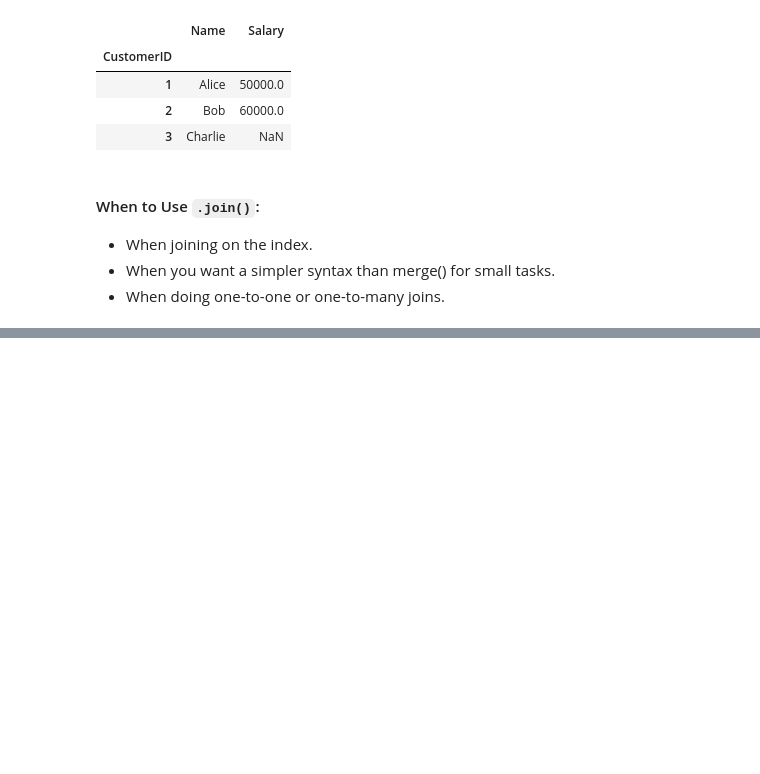
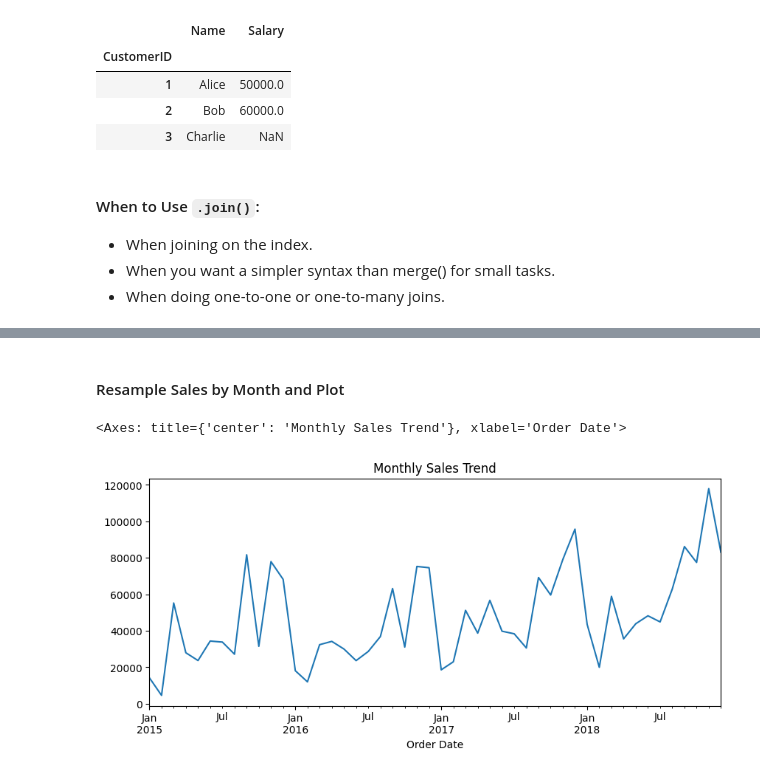
Before and after one commit to bonareri/data-science-class, a Jupyter notebook: 05-Python_for_Data_Science/06_Pandas_Data_Analysis.ipynb, the cells around one changed output, grey strips where cells are left out. Cells and saved outputs as stored; diff of their text form; code cells hidden in the pictures; blank space fills up the shorter version.

Commit message:
Add Pandas Data Analysis

```diff
--- a/05-Python_for_Data_Science/06_Pandas_Data_Analysis.ipynb
+++ b/05-Python_for_Data_Science/06_Pandas_Data_Analysis.ipynb
@@ -216,0 +665,5 @@ result
+# %%
+import pandas as pd
+
+df = pd.read_csv("superstore.csv")
+df.head()
@@ -216,0 +699,2 @@ result
+# %%
+df['Order Date'] = pd.to_datetime(df['Order Date'], dayfirst=True)
@@ -216,0 +703,3 @@ result
+# %%
+df.set_index('Order Date', inplace=True)
+df.head()
@@ -216,0 +730,8 @@ result
+# %% [markdown]
+#### Resample Sales by Month and Plot
+# %%
+monthly_sales = df['Sales'].resample('M').sum()
+monthly_sales.plot(title="Monthly Sales Trend", figsize=(10,4))
+# %% [output]
+<Axes: title={'center': 'Monthly Sales Trend'}, xlabel='Order Date'>
+[figure, added]
```
Also changed, not shown: parts of 95 cells of this notebook, 1 other file.
